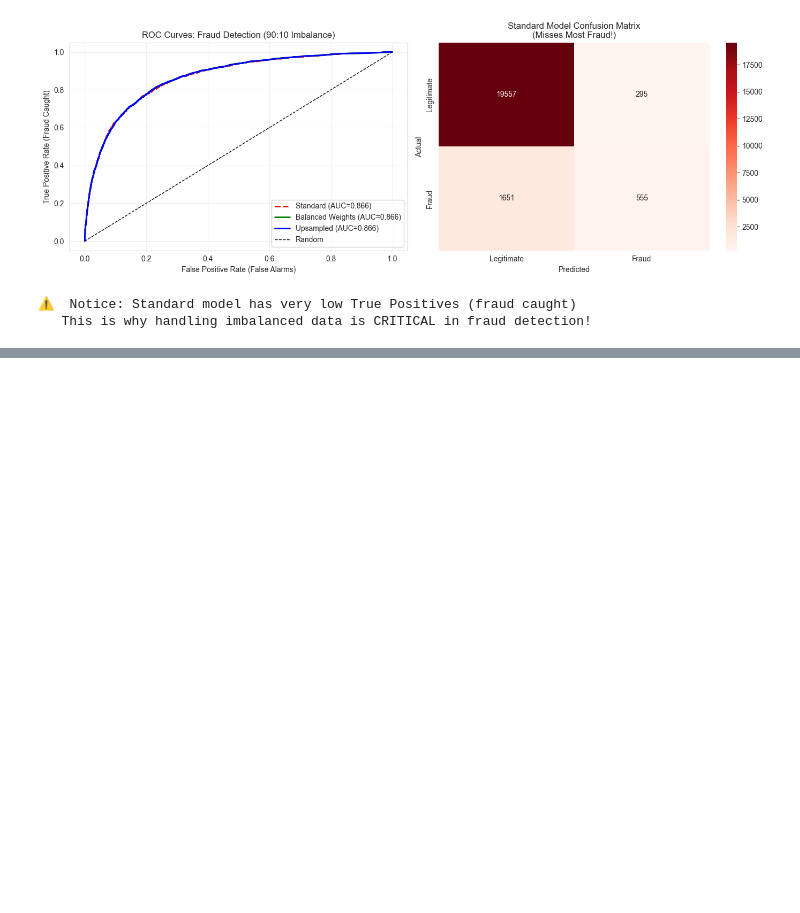
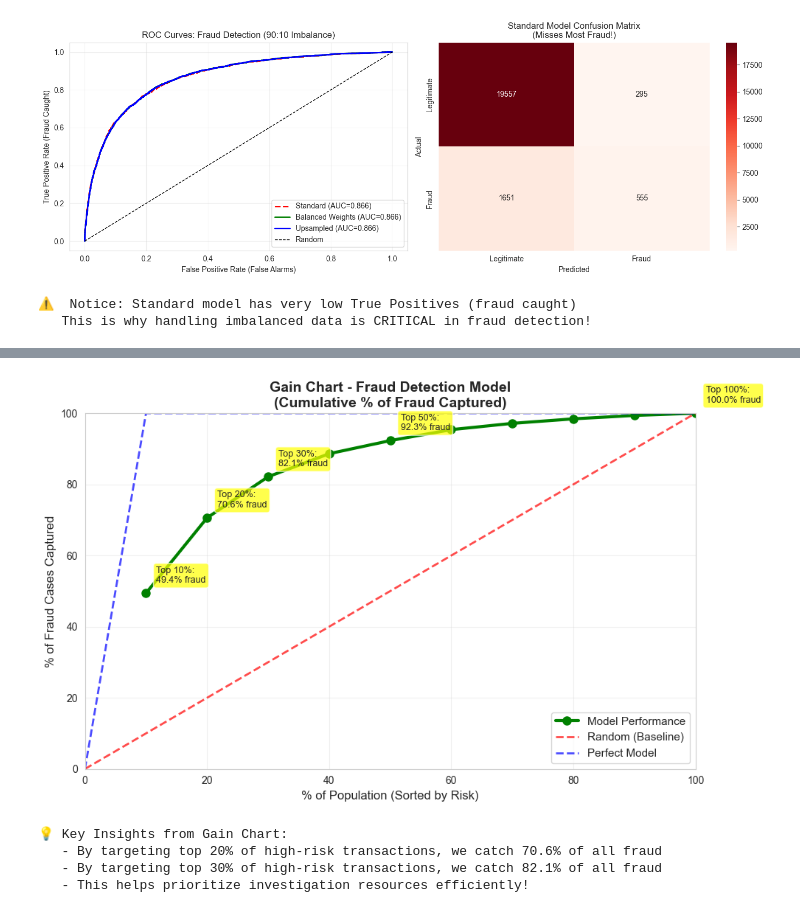
Before and after one commit to varunchach/eval_metrics_class_imbalance, a Jupyter notebook: demo_ml.ipynb, the cells around one changed output, grey strips where cells are left out. Saved outputs shown, nothing was run; the diff lists cells and outputs as text; code cells hidden in the pictures; blank space fills up the shorter version.

```diff
--- a/demo_ml.ipynb
+++ b/demo_ml.ipynb
@@ -1081,0 +1485,64 @@ print("   This is why handling imbalanced data is CRITICAL in fraud detection!")
+# %%
+# Prepare data for Gain Chart
+# Calculate cumulative percentage of population and cumulative percentage of fraud
+df_decile_stats['cumulative_pct_population'] = df_decile_stats['decile'] * 10  # Each decile is 10% of population
+total_fraud = df_decile['actual'].sum()
+
+# Calculate cumulative fraud percentage
+df_decile_stats['cumulative_pct_fraud'] = (
+    df_decile_stats['cumulative_fraud'] / total_fraud * 100
+)
+
+# Create Gain Chart
+fig, ax = plt.subplots(figsize=(10, 6))
+
+# Plot model performance (cumulative gain)
+ax.plot(df_decile_stats['cumulative_pct_population'],
+        df_decile_stats['cumulative_pct_fraud'],
+        marker='o', linewidth=3, markersize=8, label='Model Performance', color='green')
+
+# Plot random/baseline (diagonal line - 20% population = 20% fraud)
+ax.plot([0, 100], [0, 100], 'r--', linewidth=2, label='Random (Baseline)', alpha=0.7)
+
+# Plot perfect model (if we could catch all fraud in top 10%)
+# For 10% fraud rate, perfect model would catch 100% fraud in top 10% of population
+fraud_rate_pct = overall_fraud_rate * 100
+perfect_x = [0, fraud_rate_pct, 100]
+perfect_y = [0, 100, 100]
+ax.plot(perfect_x, perfect_y, 'b--', linewidth=2, label='Perfect Model', alpha=0.7)
+
+# Customize plot
+ax.set_xlabel('% of Population (Sorted by Risk)', fontsize=12)
+ax.set_ylabel('% of Fraud Cases Captured', fontsize=12)
+ax.set_title('Gain Chart - Fraud Detection Model\n(Cumulative % of Fraud Captured)',
+             fontsize=14, fontweight='bold')
+ax.set_xlim(0, 100)
+ax.set_ylim(0, 100)
+ax.grid(True, alpha=0.3)
+ax.legend(fontsize=11, loc='lower right')
+
+# Add annotations for key points
+for idx in [0, 1, 2, 4, 9]:  # Deciles 1, 2, 3, 5, 10
+    row = df_decile_stats.iloc[idx]
+    ax.annotate(f"Top {row['cumulative_pct_population']:.0f}%:\n{row['cumulative_pct_fraud']:.1f}% fraud",
+                xy=(row['cumulative_pct_population'], row['cumulative_pct_fraud']),
+                xytext=(10, 10), textcoords='offset points',
+                bbox=dict(boxstyle='round,pad=0.3', facecolor='yellow', alpha=0.7),
+                fontsize=9, ha='left')
+
+plt.tight_layout()
+plt.show()
+
+# Print key insights
+print("💡 Key Insights from Gain Chart:")
+top_20_pct_fraud = df_decile_stats[df_decile_stats['cumulative_pct_population'] == 20]['cumulative_pct_fraud'].values[0]
+top_30_pct_fraud = df_decile_stats[df_decile_stats['cumulative_pct_population'] == 30]['cumulative_pct_fraud'].values[0]
+print(f"   - By targeting top 20% of high-risk transactions, we catch {top_20_pct_fraud:.1f}% of all fraud")
+print(f"   - By targeting top 30% of high-risk transactions, we catch {top_30_pct_fraud:.1f}% of all fraud")
+print(f"   - This helps prioritize investigation resources efficiently!")
+# %% [output]
+[figure, added]
+💡 Key Insights from Gain Chart:
+   - By targeting top 20% of high-risk transactions, we catch 70.6% of all fraud
+   - By targeting top 30% of high-risk transactions, we catch 82.1% of all fraud
+   - This helps prioritize investigation resources efficiently!
```
Also changed, not shown: parts of 29 cells of this notebook.
